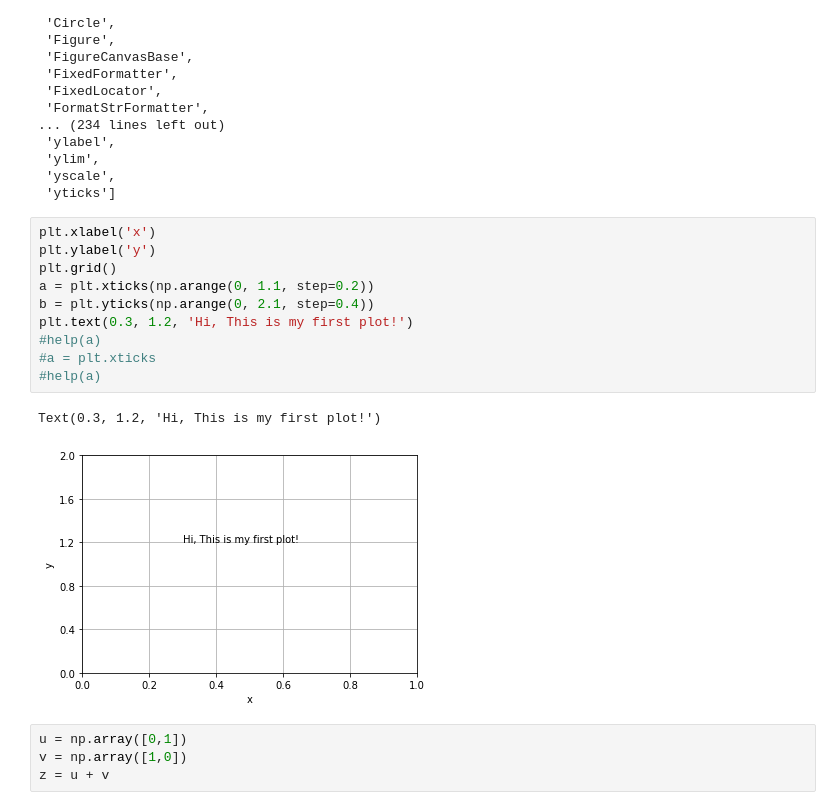
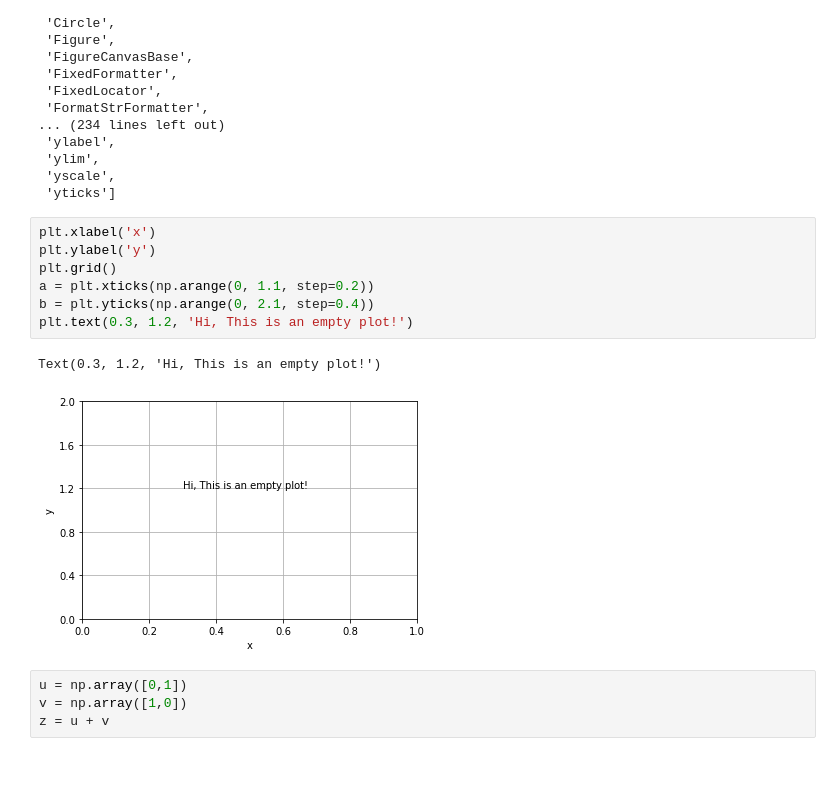
Before and after one commit to pouyashojaei/Introduction, a Jupyter notebook: Numpy Array.ipynb, the cells around one changed output. Drawn from its saved outputs; the diff is of its cells as text; blank space fills up the shorter version.

```diff
--- a/Numpy Array.ipynb
+++ b/Numpy Array.ipynb
@@ -357,16 +357,13 @@ dir(plt)
 # %%
 plt.xlabel('x')
 plt.ylabel('y')
 plt.grid()
 a = plt.xticks(np.arange(0, 1.1, step=0.2))
 b = plt.yticks(np.arange(0, 2.1, step=0.4))
-plt.text(0.3, 1.2, 'Hi, This is my first plot!')
-#help(a)
-#a = plt.xticks
-#help(a)
+plt.text(0.3, 1.2, 'Hi, This is an empty plot!')
 # %% [output]
-Text(0.3, 1.2, 'Hi, This is my first plot!')
+Text(0.3, 1.2, 'Hi, This is an empty plot!')
-[figure, old version]
+[figure, new version]
 # %%
 u = np.array([0,1])
 v = np.array([1,0])
```
